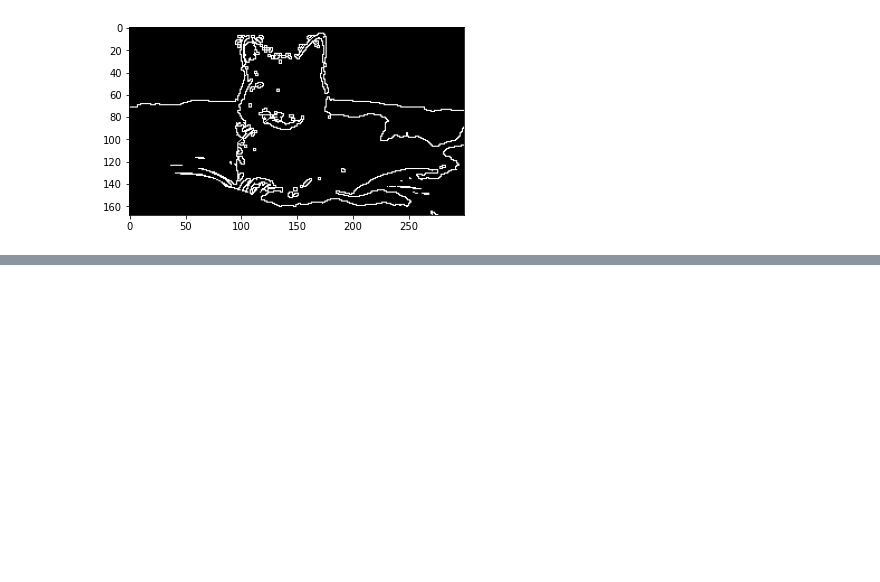
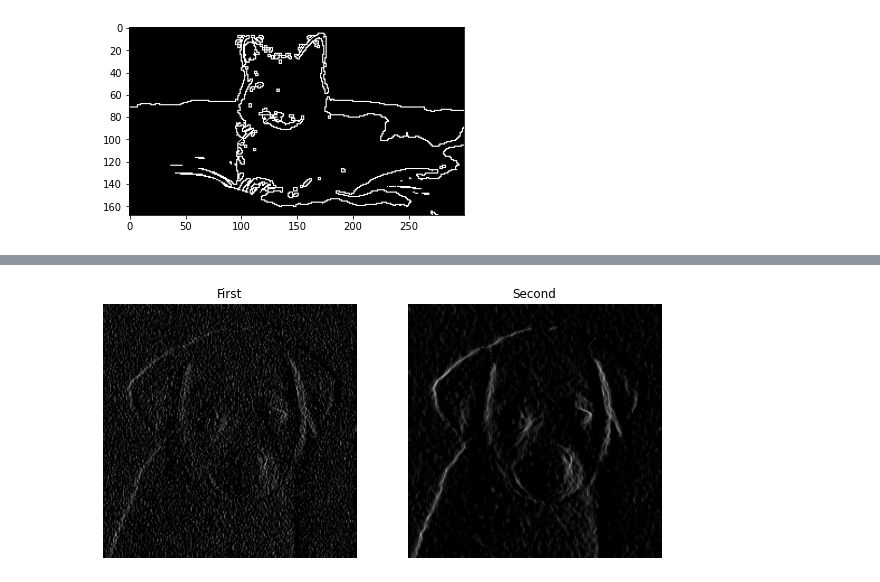
Before and after one commit to seif7666/OpenCV-Sessions, a Jupyter notebook: Session1/Session1.ipynb, the cells around one changed output, grey strips where cells are left out. Cells and saved outputs as stored; diff of their text form; code cells hidden in the pictures; blank space fills up the shorter version.

```diff
--- a/Session1/Session1.ipynb
+++ b/Session1/Session1.ipynb
@@ -329,0 +333,13 @@ displayImage(adaptive_thresh2)
+# %%
+prewittX_kernel= np.array([
+    [-1, 0, 1],
+    [-1, 0, 1],
+    [-1, 0, 1]
+])
+# filtered_img1= np.zeros_like(noisy_image)
+filtered_img1= cv2.filter2D(noisy_image,-1, prewittX_kernel)
+# %%
+filtered_img2= cv2.filter2D(blurred_image,-1,prewittX_kernel)
+display2Images(filtered_img1,filtered_img2)
+# %% [output]
+[figure, added]
```
Also changed, not shown: parts of 11 cells of this notebook, 4 other files.
